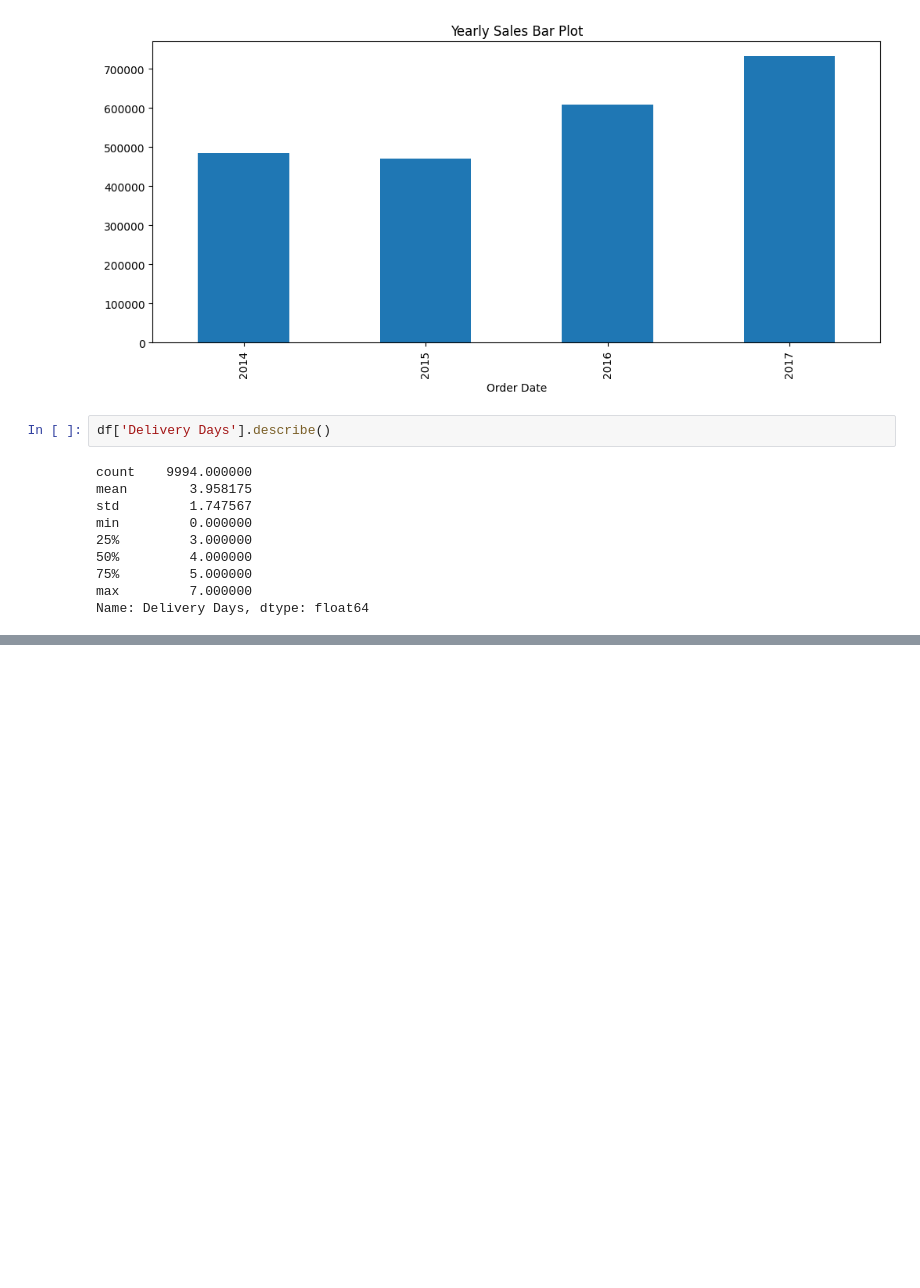
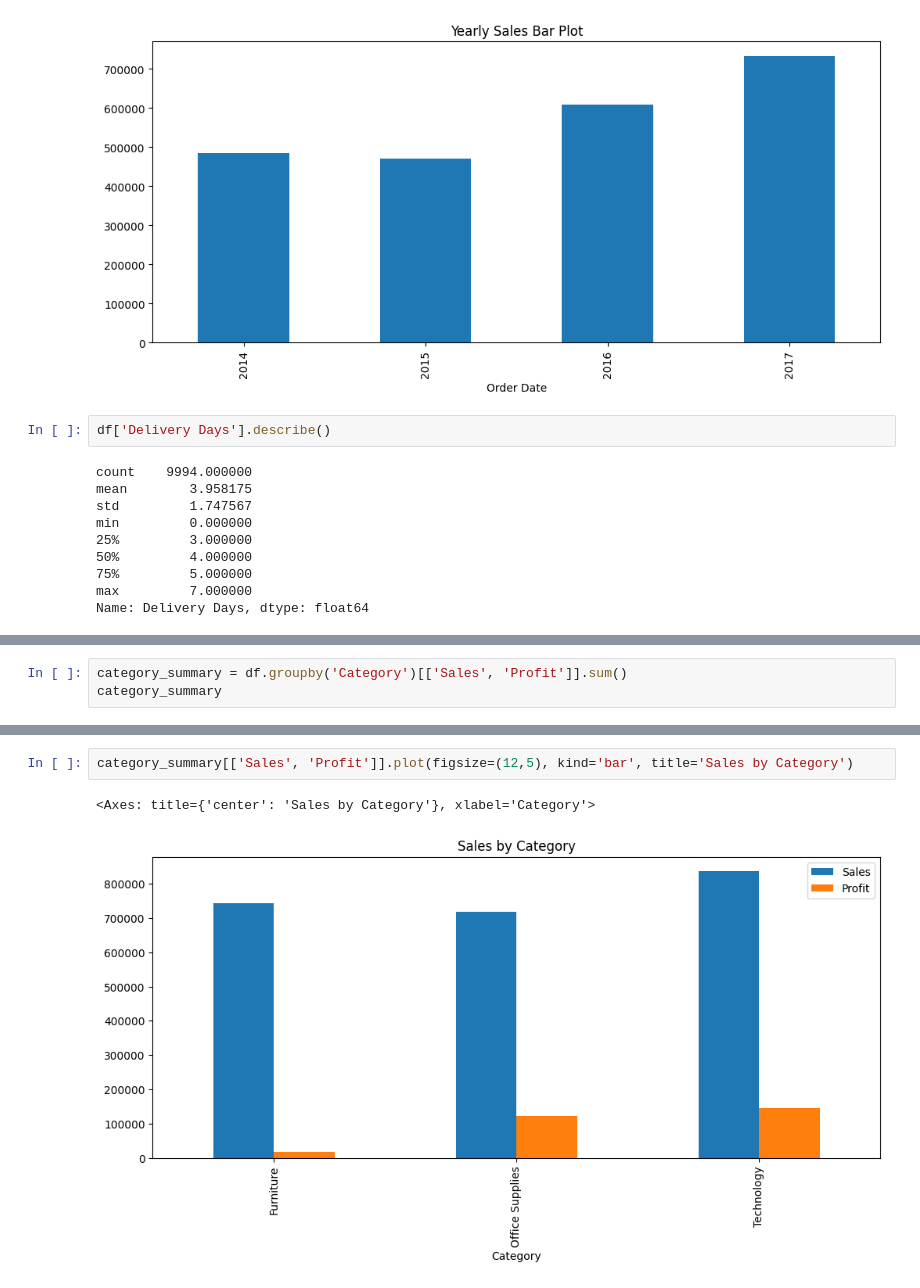
Before and after one commit to tanmoychakraborty00001-a11y/data-science-learning, a Jupyter notebook: Projects/Projects01_Data-Science/DS_Mini-Projects/MP01_Sales_EDA/MP01_Sales_EDA.ipynb, the cells around one changed output, grey strips where cells are left out. Saved outputs shown, nothing was run; the diff lists cells and outputs as text; blank space fills up the shorter version.

Commit message:
Added codes in MP01_Sales_EDA.ipynb

```diff
--- a/Projects/Projects01_Data-Science/DS_Mini-Projects/MP01_Sales_EDA/MP01_Sales_EDA.ipynb
+++ b/Projects/Projects01_Data-Science/DS_Mini-Projects/MP01_Sales_EDA/MP01_Sales_EDA.ipynb
@@ -267,0 +274,3 @@ Name: Delivery Days, dtype: float64
+# %%
+category_summary = df.groupby('Category')[['Sales', 'Profit']].sum()
+category_summary
@@ -267,0 +283,5 @@ Name: Delivery Days, dtype: float64
+# %%
+category_summary[['Sales', 'Profit']].plot(figsize=(12,5), kind='bar', title='Sales by Category')
+# %% [output]
+<Axes: title={'center': 'Sales by Category'}, xlabel='Category'>
+[figure, added]
```
Also changed, not shown: parts of 8 cells of this notebook.
